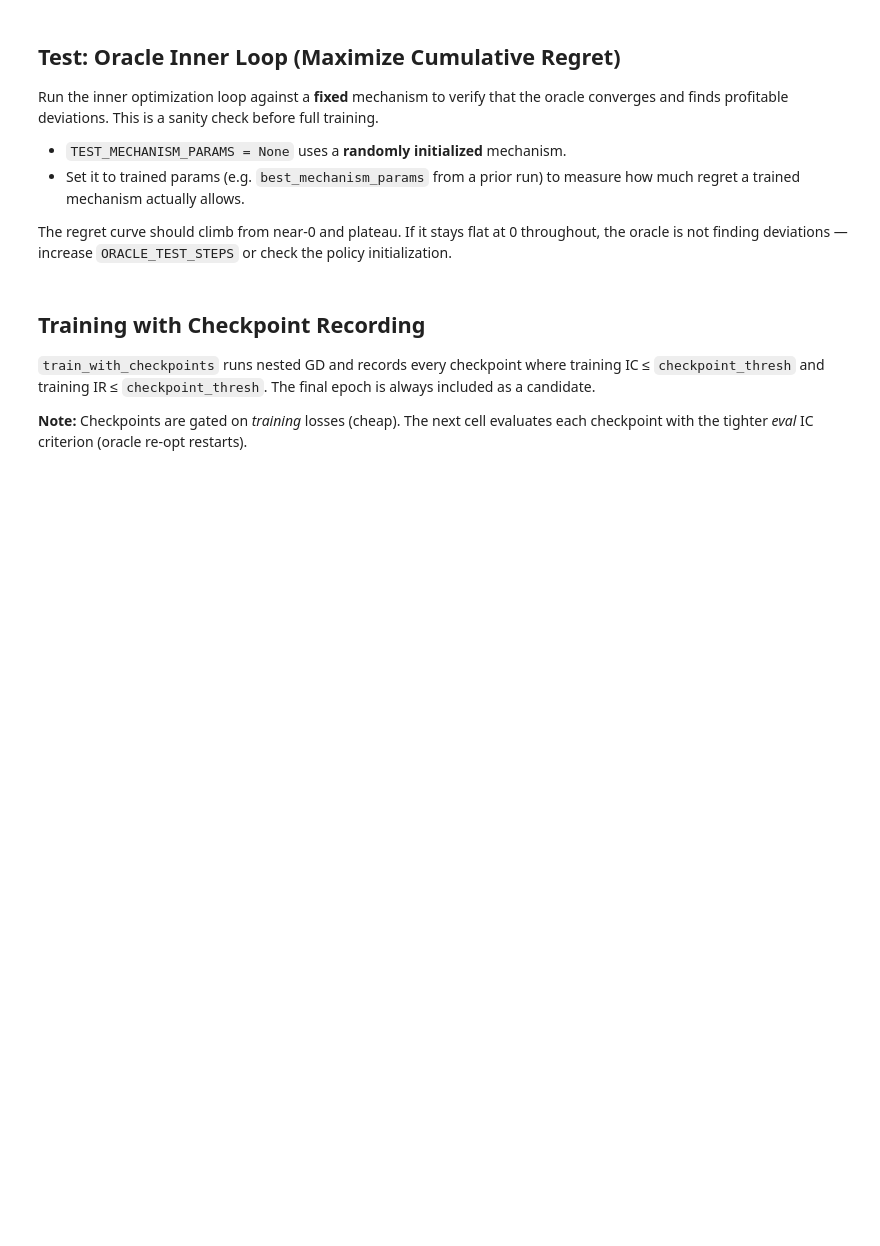
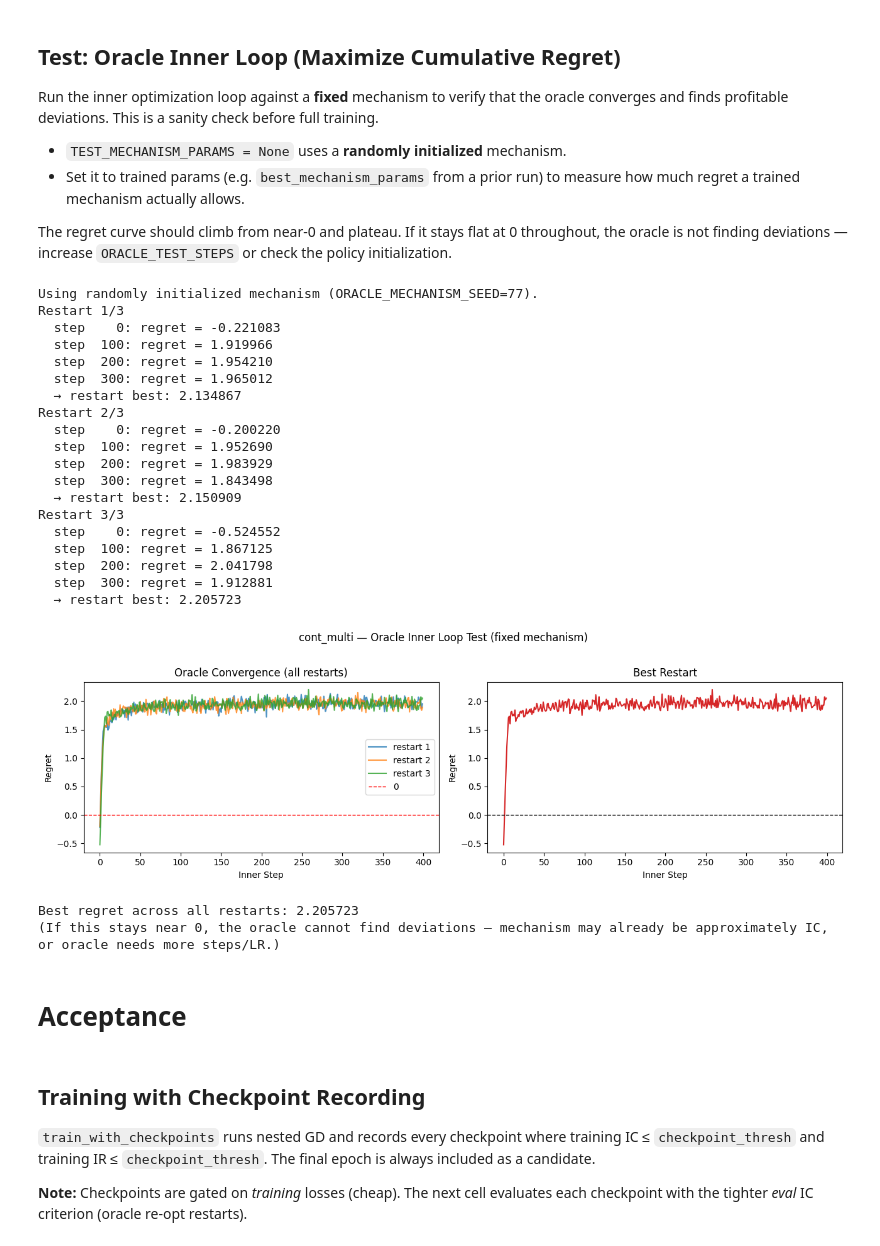
Before and after one commit to Sadie-Zhao/Dynamic_Mechanism_Design_Neurips, a Jupyter notebook: Bandit Auction/notebooks/cont_multi_colab.ipynb, the cells around one changed output. Saved outputs shown, nothing was run; the diff lists cells and outputs as text; code cells hidden in the pictures; blank space fills up the shorter version.

```diff
--- a/Bandit Auction/notebooks/cont_multi_colab.ipynb
+++ b/Bandit Auction/notebooks/cont_multi_colab.ipynb
@@ -57,18 +63,18 @@ print('JAX devices:', jax.devices())
 # %%
 EXPERIMENT  = 'cont_multi'
 IS_DISCRETE = False
-PROFIT_GOAL = 12.0   # no closed-form benchmark; set based on prior runs
+PROFIT_GOAL = 14.0   # no closed-form benchmark; set based on prior runs
 SEED        = 42
 
 cfg = {**DEFAULT_BS_CFG,
     # Training
     'lr_theta':           1e-4,
-    'lr_w':               1e-3,
+    'lr_w':               5e-4,
     'num_outer_epochs':   2000,
-    'num_inner_steps':    400,
-    'num_samples_train':  64,
-    'alpha_base':         5.0,
-    'beta_weight':        1.0,
+    'num_inner_steps':    500,
+    'num_samples_train':  128,
+    'alpha_base':         15.0,
+    'beta_weight':        15.0,
     'pg_base':            PROFIT_GOAL,
     'print_iter':         50,
     # Checkpoint gating (training IC/IR)
@@ -127,7 +143,7 @@ The regret curve should climb from near-0 and plateau. If it stays flat at 0 thr
 ORACLE_TEST_STEPS    = 400    # inner gradient-ascent steps (matches num_inner_steps)
 ORACLE_TEST_RESTARTS = 3      # independent random restarts
 ORACLE_TEST_LR       = cfg['lr_w']  # reuse training inner LR
-ORACLE_TEST_SAMPLES  = 64     # MC samples per regret estimate
+ORACLE_TEST_SAMPLES  = 128     # MC samples per regret estimate
 TEST_MECHANISM_PARAMS = None  # None → random init; or set to best_mechanism_params
 
 # Change this seed to test a different random mechanism.
@@ -182,33 +198,58 @@ for _restart in range(ORACLE_TEST_RESTARTS):
     _ws  = _oracle_opt.init(_pp)
     _curve = []
     print(f'Restart {_restart+1}/{ORACLE_TEST_RESTARTS}')
     for _step in range(ORACLE_TEST_STEPS):
         _key = jax.random.PRNGKey(_oracle_key_base + _restart * 100_000 + _step)
         _reg, _pp, _ws = _oracle_step(_pp, _ws, _key)
         _curve.append(float(_reg))
         if _step % 100 == 0:
             print(f'  step {_step:4d}: regret = {float(_reg):.6f}')
     _oracle_curves.append(_curve)
     _oracle_best_reg = max(_oracle_best_reg, max(_curve))
     print(f'  → restart best: {max(_curve):.6f}')
 
 # ---- Plot ----
 fig, axes = plt.subplots(1, 2, figsize=(13, 4))
 for _r, _c in enumerate(_oracle_curves):
     axes[0].plot(_c, alpha=0.8, label=f'restart {_r+1}')
 axes[0].axhline(0, color='red', linestyle='--', lw=1, label='0')
 axes[0].set_xlabel('Inner Step'); axes[0].set_ylabel('Regret')
 axes[0].set_title('Oracle Convergence (all restarts)'); axes[0].legend()
 _best_c = _oracle_curves[max(range(len(_oracle_curves)), key=lambda r: max(_oracle_curves[r]))]
 axes[1].plot(_best_c, color='tab:red')
 axes[1].axhline(0, color='k', linestyle='--', lw=1)
 axes[1].set_xlabel('Inner Step'); axes[1].set_ylabel('Regret')
 axes[1].set_title('Best Restart')
 plt.suptitle(f'{EXPERIMENT} — Oracle Inner Loop Test (fixed mechanism)', y=1.02)
 plt.tight_layout(); plt.show()
 print(f'\nBest regret across all restarts: {_oracle_best_reg:.6f}')
 print('(If this stays near 0, the oracle cannot find deviations — '
       'mechanism may already be approximately IC, or oracle needs more steps/LR.)')
+# %% [output]
+Using randomly initialized mechanism (ORACLE_MECHANISM_SEED=77).
+Restart 1/3
+  step    0: regret = -0.221083
+  step  100: regret = 1.919966
+  step  200: regret = 1.954210
+  step  300: regret = 1.965012
+  → restart best: 2.134867
+Restart 2/3
+  step    0: regret = -0.200220
+  step  100: regret = 1.952690
+  step  200: regret = 1.983929
+  step  300: regret = 1.843498
+  → restart best: 2.150909
+Restart 3/3
+  step    0: regret = -0.524552
+  step  100: regret = 1.867125
+  step  200: regret = 2.041798
+  step  300: regret = 1.912881
+  → restart best: 2.205723
+[figure, added]
+Best regret across all restarts: 2.205723
+(If this stays near 0, the oracle cannot find deviations — mechanism may already be approximately IC, or oracle needs more steps/LR.)
+# %% [markdown]
+# Acceptance
 # %% [markdown]
 ## Training with Checkpoint Recording
 
```
Also changed, not shown: parts of 20 cells of this notebook, 4 other files.
